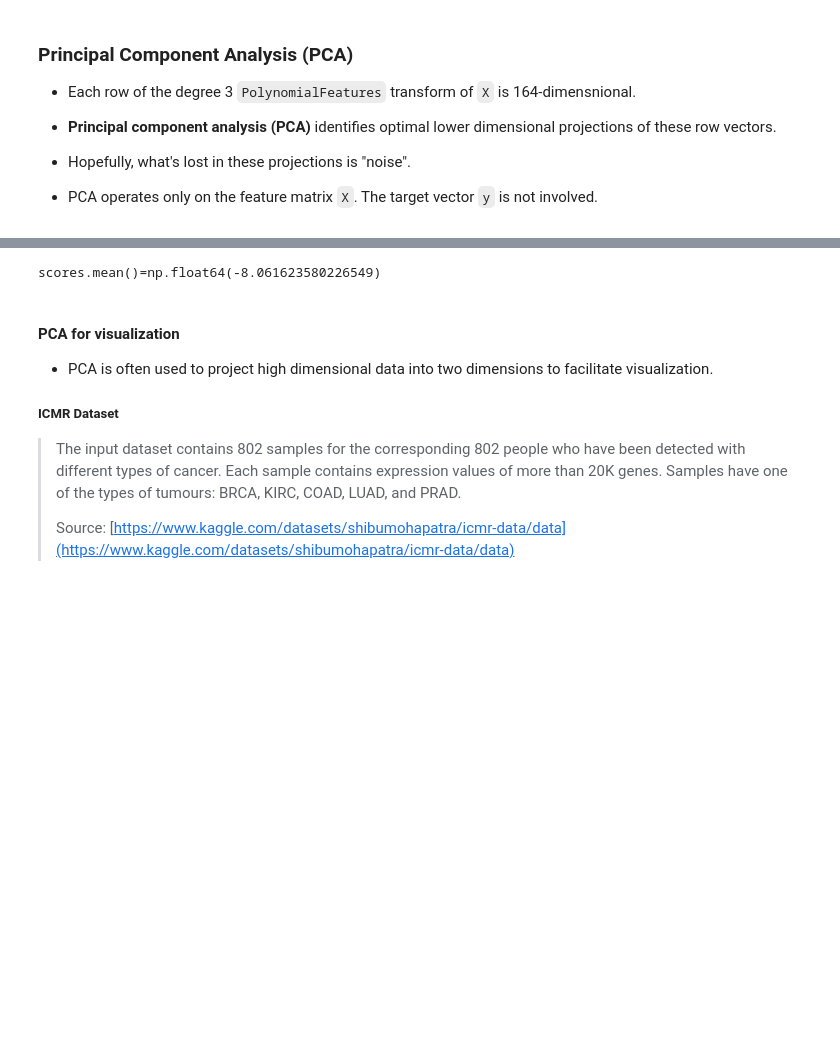
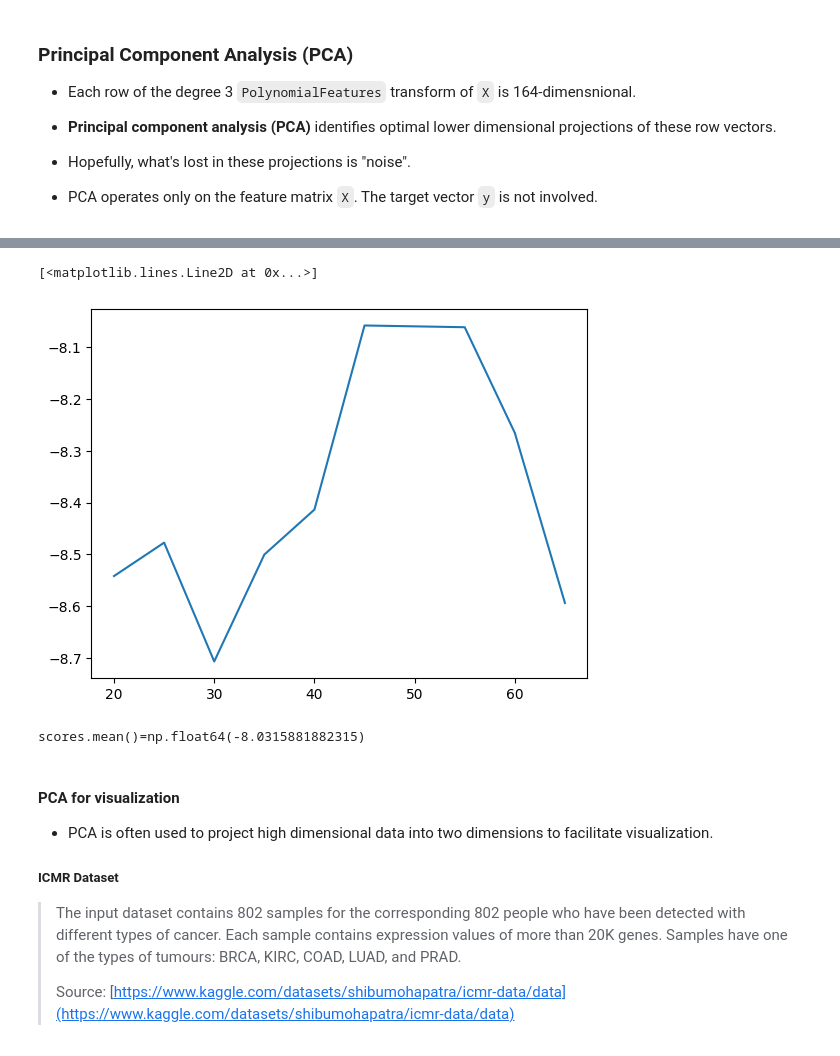
Before and after one commit to mgreenbe/DATA607S2025, a Jupyter notebook: lecture06.ipynb, the cells around one changed output, grey strips where cells are left out. Saved outputs shown, nothing was run; the diff lists cells and outputs as text; code cells hidden in the pictures; blank space fills up the shorter version.

```diff
--- a/lecture06.ipynb
+++ b/lecture06.ipynb
@@ -85,3 +85,23 @@ PolynomialFeatures(degree=3).fit_transform(X).shape
 - Hopefully, what's lost in these projections is "noise".
 
 - PCA operates only on the feature matrix `X`. The target vector `y` is not involved.
+# %%
+from sklearn.decomposition import PCA
+from sklearn.model_selection import GridSearchCV
+
+model = make_pipeline(
+    PolynomialFeatures(include_bias=False, degree=3),
+    StandardScaler(),
+    PCA(n_components=45),
+    LinearRegression(),
+)
+
+search = GridSearchCV(
+    model,
+    param_grid={"pca__n_components": [20, 25, 30, 35, 40, 45, 55, 60, 65]},
+    scoring="neg_mean_squared_error",
+    cv=RepeatedKFold(n_repeats=100),
+)
+search.fit(X, y)
+
+pd.DataFrame(search.cv_results_)
@@ -88,3 +120,8 @@ PolynomialFeatures(degree=3).fit_transform(X).shape
+# %%
+plt.plot([20, 25, 30, 35, 40, 45, 55, 60, 65], search.cv_results_["mean_test_score"])
+# %% [output]
+[<matplotlib.lines.Line2D at 0x...>]
+[figure, added]
 # %%
 from sklearn.decomposition import PCA
 
@@ -100,7 +137,7 @@ scores = cross_val_score(
 )
 print(f"{scores.mean()=}")
 # %% [output]
-scores.mean()=np.float64(-8.061623580226549)
+scores.mean()=np.float64(-8.0315881882315)
 # %% [markdown]
 #### PCA for visualization
 
```
Also changed, not shown: parts of 5 cells of this notebook.
